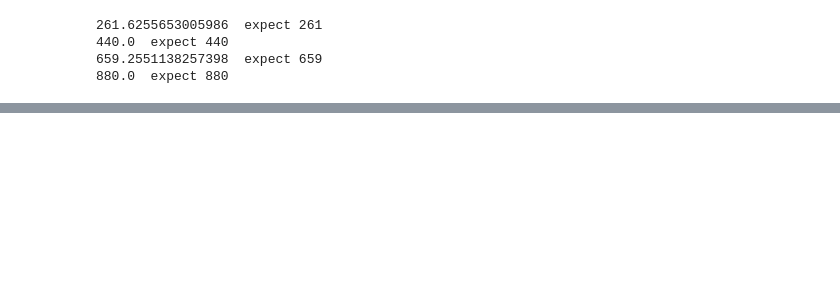
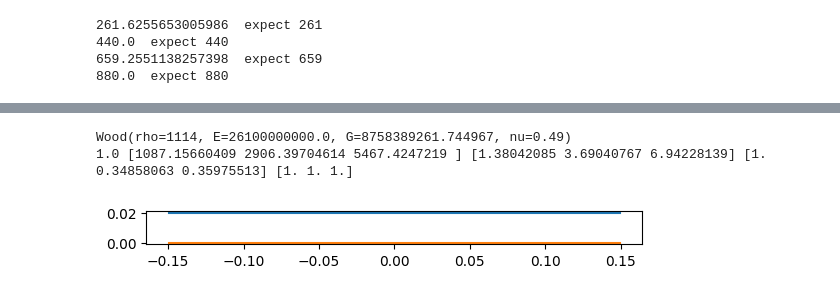
Before and after one commit to amosr/xylo, a Jupyter notebook: py/evosax.ipynb, the cells around one changed output, grey strips where cells are left out. Drawn from its saved outputs; the diff is of its cells as text; code cells hidden in the pictures; blank space fills up the shorter version.

```diff
--- a/py/evosax.ipynb
+++ b/py/evosax.ipynb
@@ -307,0 +362,6 @@ swp.harmonics, swp.harmonics / fundamental, bar_.length
+# %%
+xsweep(t.Wood.make_E_nu(E = 26.100e9, nu = 0.49, rho = 1114))
+# %% [output]
+Wood(rho=1114, E=26100000000.0, G=8758389261.744967, nu=0.49)
+1.0 [1087.15660409 2906.39704614 5467.4247219 ] [1.38042085 3.69040767 6.94228139] [1.         0.34858063 0.35975513] [1. 1. 1.]
+[figure, added]
```
Also changed, not shown: parts of 18 cells of this notebook.
